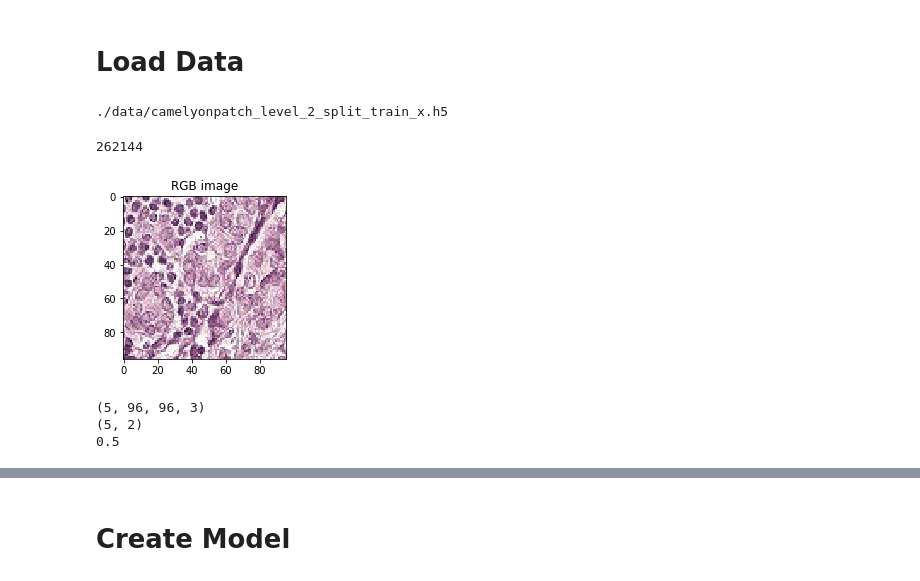
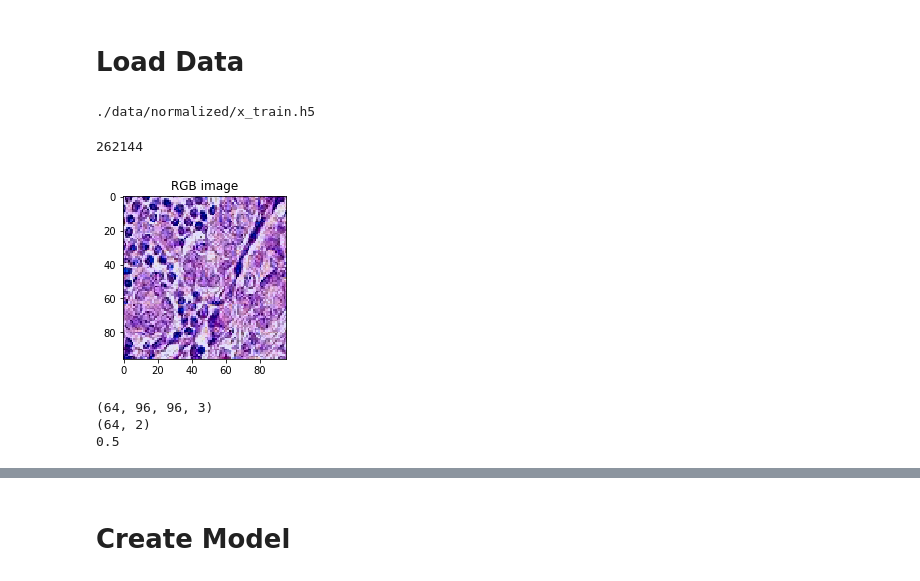
Before and after one commit to KochPJ/Ismi19, a Jupyter notebook: Main.ipynb, the cells around one changed output, grey strips where cells are left out. Drawn from its saved outputs; the diff is of its cells as text; code cells hidden in the pictures.

```diff
--- a/Main.ipynb
+++ b/Main.ipynb
@@ -336,42 +402,59 @@ class Logger(keras.callbacks.Callback):
 data_dir = './data/'
 data_dir_norm = './data/normalized/'
 
-#train_dir_x = os.path.join(data_dir_norm, 'x_train.h5')
+train_dir_x = os.path.join(data_dir_norm, 'x_train.h5')
+train_dir_y = os.path.join(data_dir, 'camelyonpatch_level_2_split_train_y.h5')
+valid_dir_x = os.path.join(data_dir_norm, 'x_valid.h5')
+valid_dir_y = os.path.join(data_dir, 'camelyonpatch_level_2_split_valid_y.h5')
+test_dir_x = os.path.join(data_dir_norm, 'x_test.h5')
+
+#train_dir_x = os.path.join(data_dir, 'camelyonpatch_level_2_split_train_x.h5')
 #train_dir_y = os.path.join(data_dir, 'camelyonpatch_level_2_split_train_y.h5')
-#valid_dir_x = os.path.join(data_dir_norm, 'x_valid.h5')
+#valid_dir_x = os.path.join(data_dir, 'camelyonpatch_level_2_split_valid_x.h5')
 #valid_dir_y = os.path.join(data_dir, 'camelyonpatch_level_2_split_valid_y.h5')
-#test_dir_x = os.path.join(data_dir_norm, 'x_test.h5')
+#test_dir_x = os.path.join(data_dir, 'camelyonpatch_level_2_split_test_x.h5')
 
-train_dir_x = os.path.join(data_dir, 'camelyonpatch_level_2_split_train_x.h5')
-train_dir_y = os.path.join(data_dir, 'camelyonpatch_level_2_split_train_y.h5')
-valid_dir_x = os.path.join(data_dir, 'camelyonpatch_level_2_split_valid_x.h5')
-valid_dir_y = os.path.join(data_dir, 'camelyonpatch_level_2_split_valid_y.h5')
-test_dir_x = os.path.join(data_dir, 'camelyonpatch_level_2_split_test_x.h5')
+
+learned_dir_x = os.path.join(data_dir, 'learned_x.h5')
+learned_dir_y = os.path.join(data_dir, 'learned_y.h5')
+not_learned_dir_x = os.path.join(data_dir, 'not_learned_x.h5')
+not_learned_dir_y = os.path.join(data_dir, 'not_learned_y.h5')
 
 print(train_dir_x)
 # %% [output]
-./data/camelyonpatch_level_2_split_train_x.h5
+./data/normalized/x_train.h5
 # %%
+#create dataset objects to controll the data in the generator
 training_dataset = DataSet(train_dir_x, train_dir_y, use_percentage=1.0)
 validation_dataset = DataSet(valid_dir_x, valid_dir_y, use_percentage=1.0)
 test_dataset = DataSet(test_dir_x, use_percentage=1.0)
+
+learned_dataset = DataSet(learned_dir_x, learned_dir_y, use_percentage=1.0)
+not_learned_dataset = DataSet(not_learned_dir_x, not_learned_dir_y, use_percentage=1.0)
+
+
 print(training_dataset.get_lenght())
 training_dataset.show_image(1)
 # %% [output]
 262144
-[figure, old version]
+[figure, new version]
 # %%
 #test batch creator
 augmentation_perc = 0.5
 augmentor = Augmentor(augmentation_perc)
-batch_creator = BatchCreator(validation_dataset, augmentor)
-x, y = batch_creator.create_batch(5)
+batch_creator = BatchCreator(training_dataset,
+                             augmentor,
+                            learned_dataset = learned_dataset,
+                             not_learned_dataset = not_learned_dataset,
+                            l_per = 0.5)
+
+x, y = batch_creator.create_batch_learned(64)
 print(x.shape)
 print(y.shape)
 print(augmentor.perc)
 # %% [output]
-(5, 96, 96, 3)
-(5, 2)
+(64, 96, 96, 3)
+(64, 2)
 0.5
 # %%
 for i in range (5):
```
Also changed, not shown: parts of 11 cells of this notebook, 23 other files.
